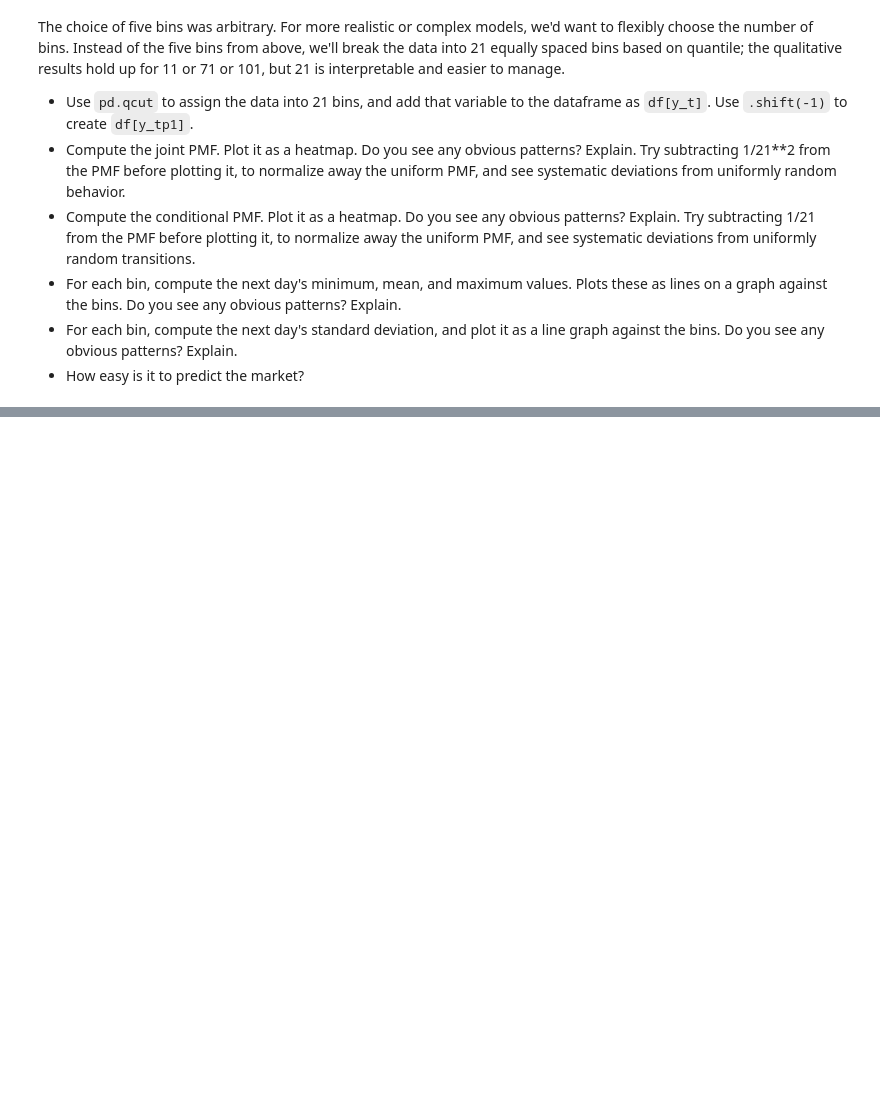
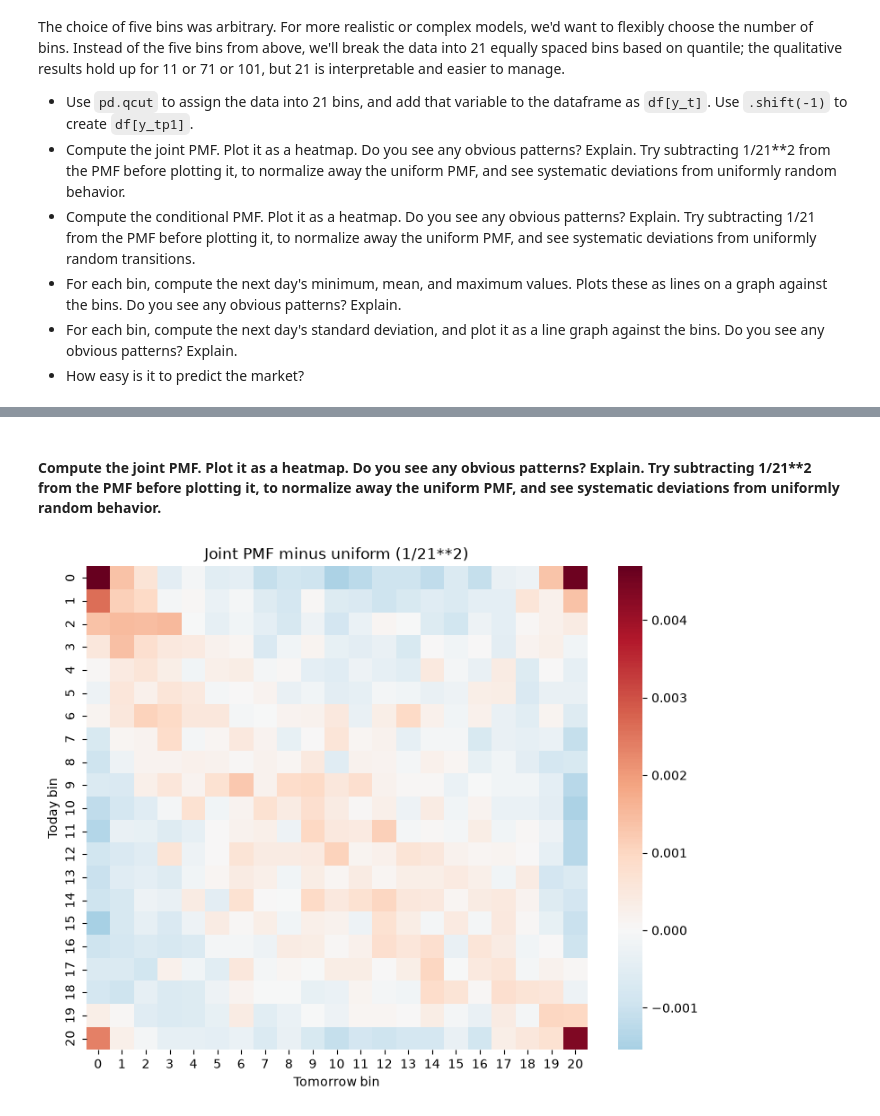
Before and after one commit to evanblizzard/uu_markov, a Jupyter notebook: lab_1/lab.ipynb, the cells around one changed output, grey strips where cells are left out. Drawn from its saved outputs; the diff is of its cells as text; code cells hidden in the pictures; blank space fills up the shorter version.

```diff
--- a/lab_1/lab.ipynb
+++ b/lab_1/lab.ipynb
@@ -241,0 +254,8 @@ The choice of five bins was arbitrary. For more realistic or complex models, we'
+# %%
+df['y_t'] = pd.qcut(df['market_return_pct'], q=21, labels=False)
+df['y_tp1'] = df['y_t'].shift(-1)
+
+d3 = df.dropna(subset=['y_tp1']).copy()
+d3['y_tp1'] = d3['y_tp1'].astype(int)
+
+print(d3['y_t'].value_counts().sort_index())
@@ -241,0 +280,13 @@ The choice of five bins was arbitrary. For more realistic or complex models, we'
+# %% [markdown]
+#### Compute the joint PMF. Plot it as a heatmap. Do you see any obvious patterns? Explain. Try subtracting 1/21**2 from the PMF before plotting it, to normalize away the uniform PMF, and see systematic deviations from uniformly random behavior.
+# %%
+# joint pmf heatmap with subtraction
+joint21 = pd.crosstab(d3['y_t'], d3['y_tp1'], normalize='all')
+
+fig, ax = plt.subplots(figsize=(9,7))
+sns.heatmap(joint21 - 1/21**2, cmap='RdBu_r', center=0, ax=ax) #center=0 makes white mean “exactly uniform,” red mean “more than uniform,” and blue mean “less than uniform.”
+ax.set(xlabel='Tomorrow bin', ylabel='Today bin',
+       title='Joint PMF minus uniform (1/21**2)')
+plt.show()
+# %% [output]
+[figure, added]
```
Also changed, not shown: parts of 14 cells of this notebook.
